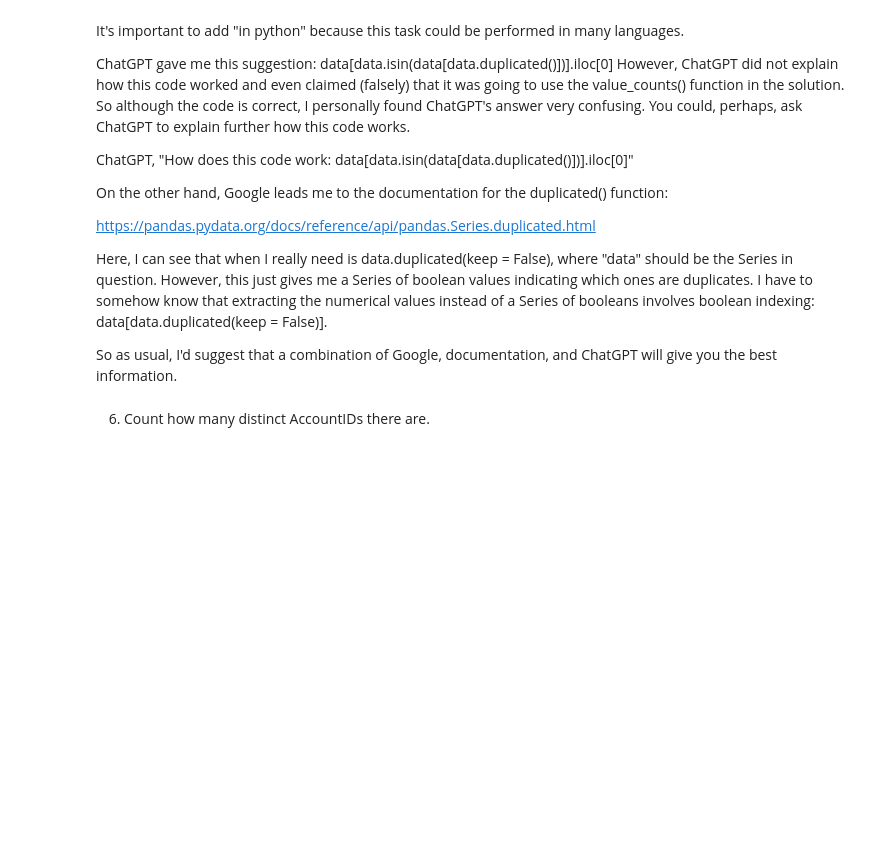
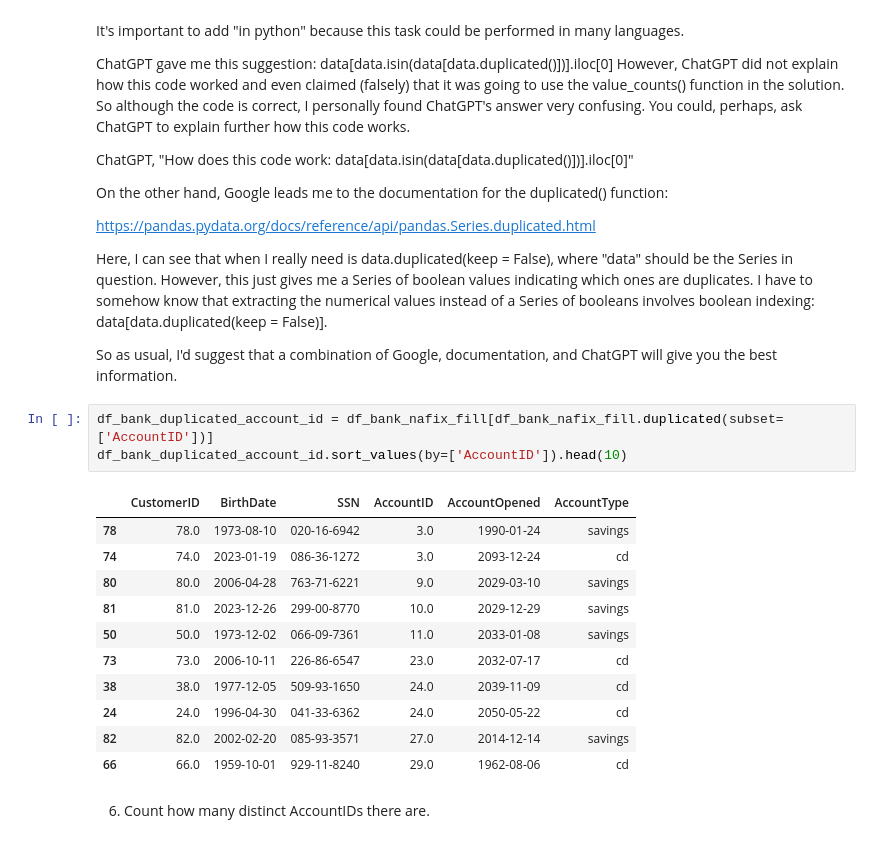
Before and after one commit to SergeyNelyapenkoBU/2025-spring-B2, a Jupyter notebook: OMDS-ModB2-Week1-Nelyapenko-Sergey.ipynb, the cells around one changed output. Cells and saved outputs as stored; diff of their text form; blank space fills up the shorter version.

```diff
--- a/OMDS-ModB2-Week1-Nelyapenko-Sergey.ipynb
+++ b/OMDS-ModB2-Week1-Nelyapenko-Sergey.ipynb
@@ -327,6 +344,21 @@ https://pandas.pydata.org/docs/reference/api/pandas.Series.duplicated.html
 Here, I can see that when I really need is data.duplicated(keep = False), where "data" should be the Series in question.  However, this just gives me a Series of boolean values indicating which ones are duplicates.  I have to somehow know that extracting the numerical values instead of a Series of booleans involves boolean indexing: data\[data.duplicated(keep = False)].
 
 So as usual, I'd suggest that a combination of Google, documentation, and ChatGPT will give you the best information.
+# %%
+df_bank_duplicated_account_id = df_bank_nafix_fill[df_bank_nafix_fill.duplicated(subset=['AccountID'])]
+df_bank_duplicated_account_id.sort_values(by=['AccountID']).head(10)
+# %% [output]
+|  | CustomerID | BirthDate | SSN | AccountID | AccountOpened | AccountType |
+| 78 | 78.0 | 1973-08-10 | 020-16-6942 | 3.0 | 1990-01-24 | savings |
+| 74 | 74.0 | 2023-01-19 | 086-36-1272 | 3.0 | 2093-12-24 | cd |
+| 80 | 80.0 | 2006-04-28 | 763-71-6221 | 9.0 | 2029-03-10 | savings |
+| 81 | 81.0 | 2023-12-26 | 299-00-8770 | 10.0 | 2029-12-29 | savings |
+| 50 | 50.0 | 1973-12-02 | 066-09-7361 | 11.0 | 2033-01-08 | savings |
+| 73 | 73.0 | 2006-10-11 | 226-86-6547 | 23.0 | 2032-07-17 | cd |
+| 38 | 38.0 | 1977-12-05 | 509-93-1650 | 24.0 | 2039-11-09 | cd |
+| 24 | 24.0 | 1996-04-30 | 041-33-6362 | 24.0 | 2050-05-22 | cd |
+| 82 | 82.0 | 2002-02-20 | 085-93-3571 | 27.0 | 2014-12-14 | savings |
+| 66 | 66.0 | 1959-10-01 | 929-11-8240 | 29.0 | 1962-08-06 | cd |
 # %% [markdown]
 6. Count how many distinct AccountIDs there are.
 # %% [markdown]
```
Also changed, not shown: parts of 9 cells of this notebook, 1 other file.
